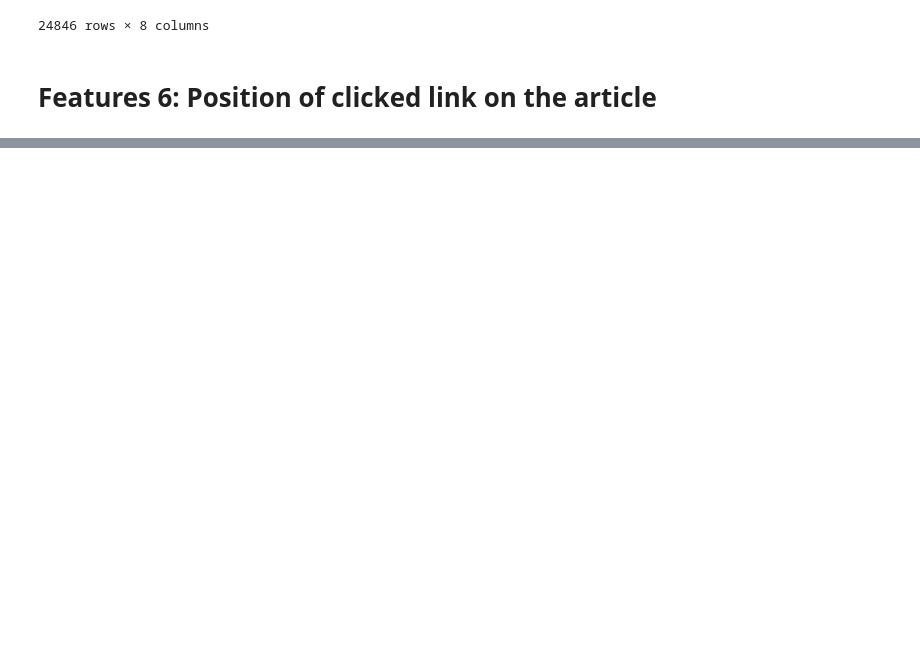
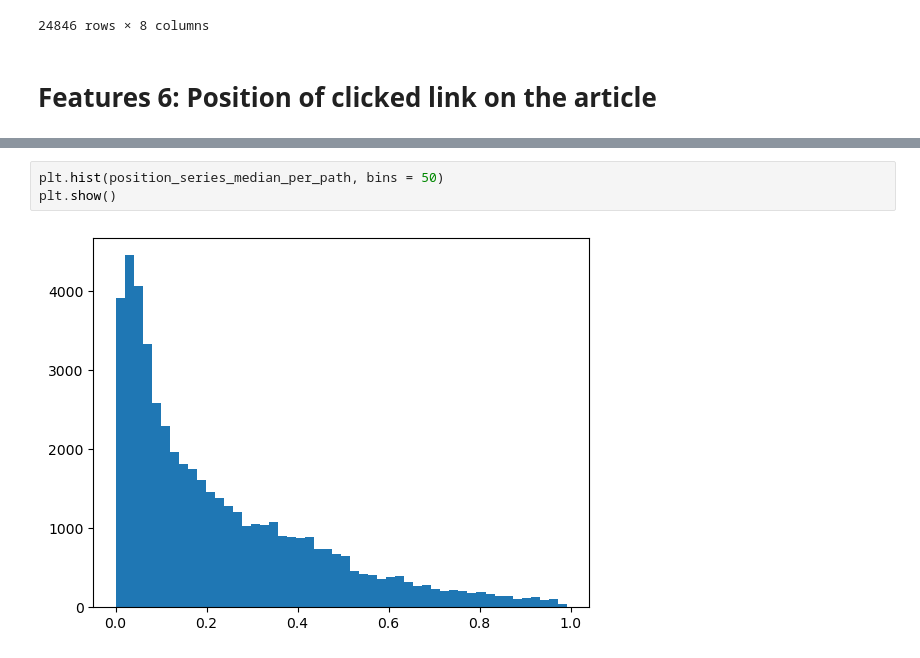
Before and after one commit to epfl-ada/ada-2023-project-adamants, a Jupyter notebook: p3_code/feature_26_tests.ipynb, the cells around one changed output, grey strips where cells are left out. Drawn from its saved outputs; the diff is of its cells as text; blank space fills up the shorter version.

```diff
--- a/p3_code/feature_26_tests.ipynb
+++ b/p3_code/feature_26_tests.ipynb
@@ -74,0 +105,5 @@ Length: 172072, dtype: float64
+# %%
+plt.hist(position_series_median_per_path, bins = 50)
+plt.show()
+# %% [output]
+[figure, added]
```
Also changed, not shown: parts of 7 cells of this notebook, 1 other file.
